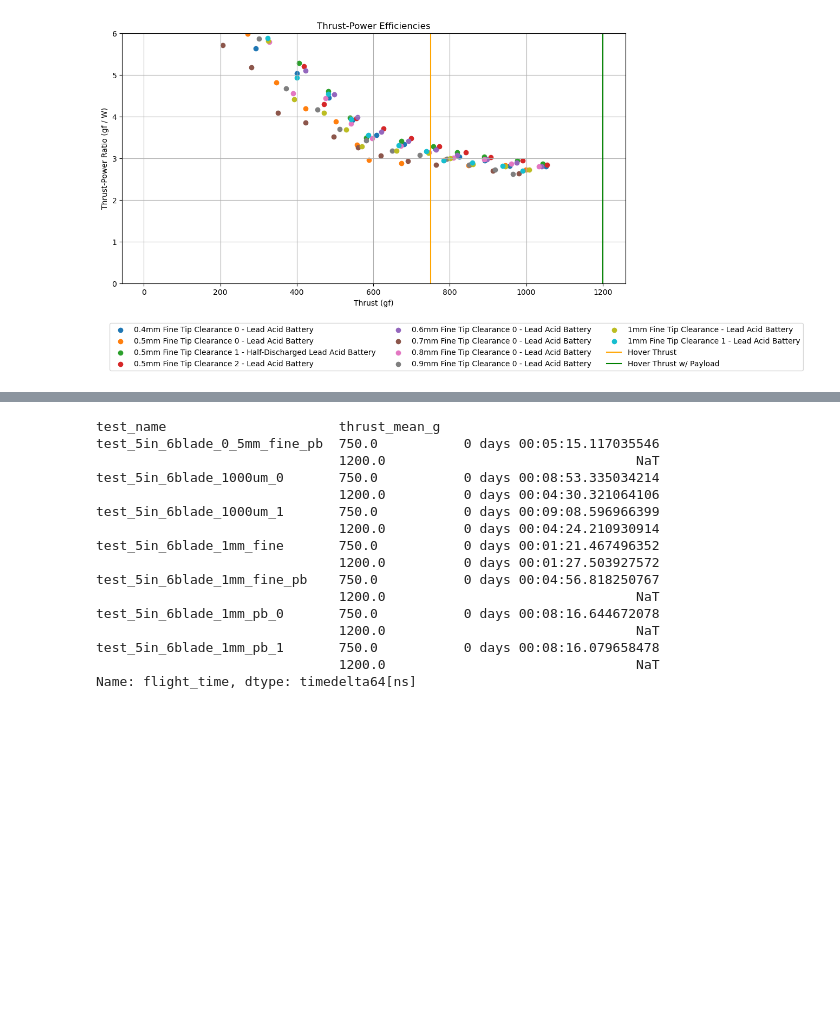
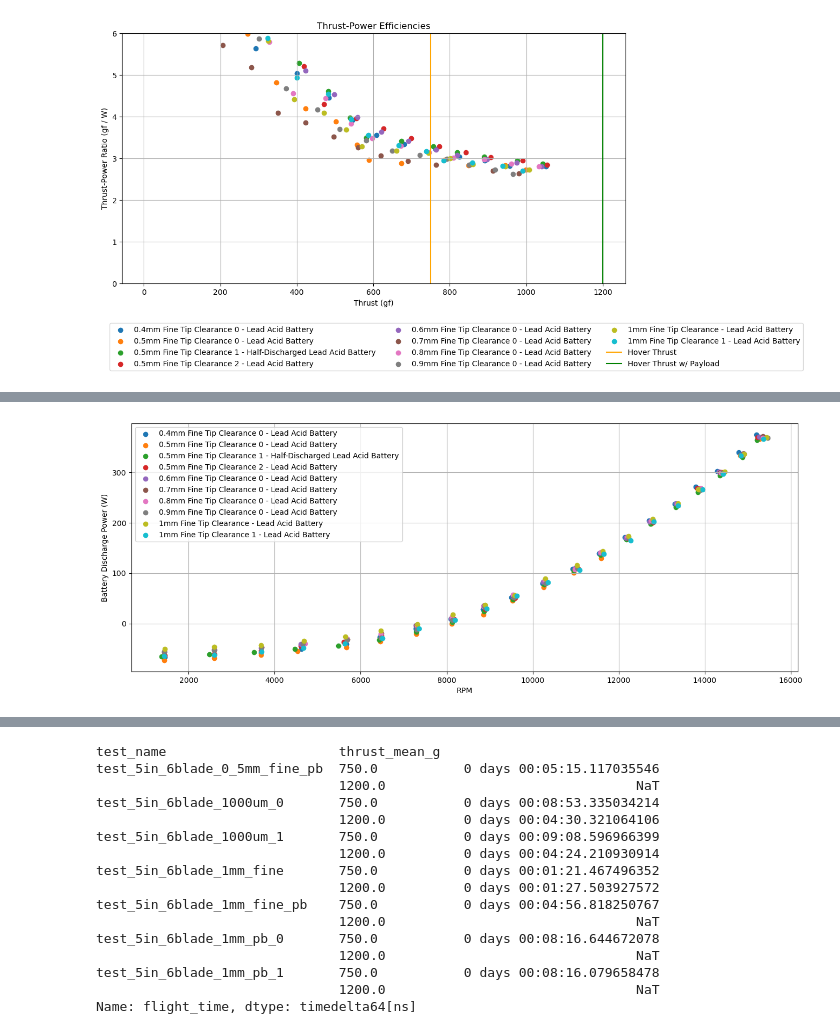
Before and after one commit to gtaharaedmonds/coaxial-drone, a Jupyter notebook: thrust_jig/test_runner/coarse_tip_clearance_experiment_notebook.ipynb, the cells around one changed output, grey strips where cells are left out. Cells and saved outputs as stored; diff of their text form; code cells hidden in the pictures; blank space fills up the shorter version.

```diff
--- a/thrust_jig/test_runner/coarse_tip_clearance_experiment_notebook.ipynb
+++ b/thrust_jig/test_runner/coarse_tip_clearance_experiment_notebook.ipynb
@@ -389,3 +357,14 @@ plt.show()
+# %%
+plt.figure(figsize=(16, 6))
+for n, grp in df_thrust_power.groupby("test_name"):
+    plt.scatter(x="rpm_avg", y="batt_power_mean", label=n, data=grp)
+plt.xlabel("RPM")
+plt.ylabel("Battery Discharge Power (W)")
+plt.grid()
+plt.legend()
+plt.show()
+# %% [output]
+[figure, added]
 # %%
 characteristic_thrust = pd.Index(
     [hover_thrust_g, payload_thrust_g], name="thrust_mean_g"
```
Also changed, not shown: parts of 4 cells of this notebook, 1 other file.
